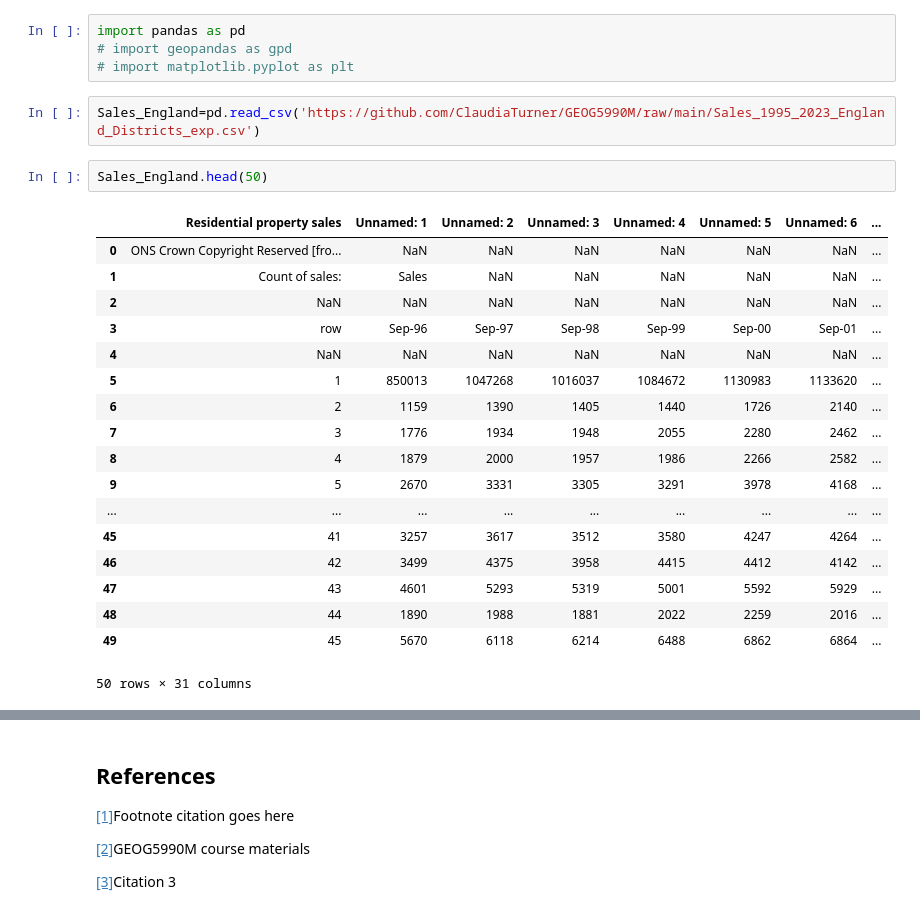
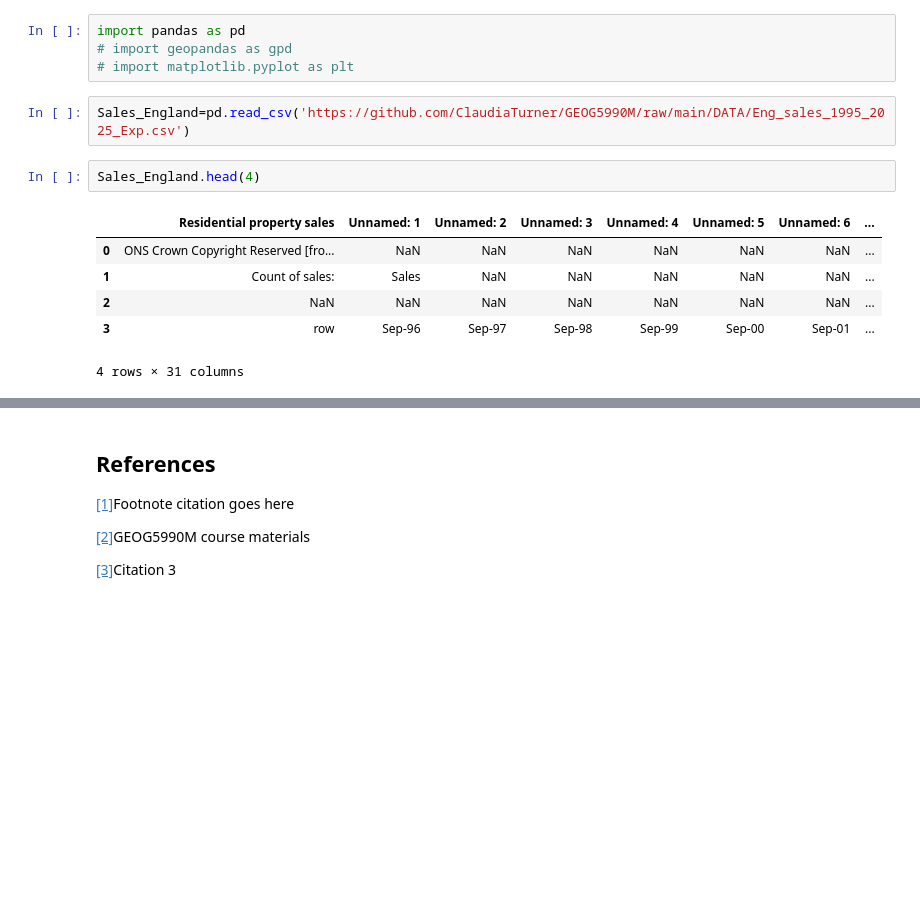
Before and after one commit to ClaudiaTurner/GEOG5990M, a Jupyter notebook: Final_Project_Python_GEOG5990M.ipynb, the cells around one changed output, grey strips where cells are left out. Cells and saved outputs as stored; diff of their text form; blank space fills up the shorter version.

```diff
--- a/Final_Project_Python_GEOG5990M.ipynb
+++ b/Final_Project_Python_GEOG5990M.ipynb
@@ -16,25 +16,13 @@ import pandas as pd
 # import geopandas as gpd
 # import matplotlib.pyplot as plt
 # %%
-Sales_England=pd.read_csv('https://github.com/ClaudiaTurner/GEOG5990M/raw/main/Sales_1995_2023_England_Districts_exp.csv')
+Sales_England=pd.read_csv('https://github.com/ClaudiaTurner/GEOG5990M/raw/main/DATA/Eng_sales_1995_2025_Exp.csv')
 # %%
-Sales_England.head(50)
+Sales_England.head(4)
 # %% [output]
 |  | Residential property sales | Unnamed: 1 | Unnamed: 2 | Unnamed: 3 | Unnamed: 4 | Unnamed: 5 | Unnamed: 6 | ... |
 | 0 | ONS Crown Copyright Reserved [fro... | NaN | NaN | NaN | NaN | NaN | NaN | ... |
 | 1 | Count of sales: | Sales | NaN | NaN | NaN | NaN | NaN | ... |
 | 2 | NaN | NaN | NaN | NaN | NaN | NaN | NaN | ... |
 | 3 | row | Sep-96 | Sep-97 | Sep-98 | Sep-99 | Sep-00 | Sep-01 | ... |
-| 4 | NaN | NaN | NaN | NaN | NaN | NaN | NaN | ... |
-| 5 | 1 | 850013 | 1047268 | 1016037 | 1084672 | 1130983 | 1133620 | ... |
-| 6 | 2 | 1159 | 1390 | 1405 | 1440 | 1726 | 2140 | ... |
-| 7 | 3 | 1776 | 1934 | 1948 | 2055 | 2280 | 2462 | ... |
-| 8 | 4 | 1879 | 2000 | 1957 | 1986 | 2266 | 2582 | ... |
-| 9 | 5 | 2670 | 3331 | 3305 | 3291 | 3978 | 4168 | ... |
-| ... | ... | ... | ... | ... | ... | ... | ... | ... |
-| 45 | 41 | 3257 | 3617 | 3512 | 3580 | 4247 | 4264 | ... |
-| 46 | 42 | 3499 | 4375 | 3958 | 4415 | 4412 | 4142 | ... |
-| 47 | 43 | 4601 | 5293 | 5319 | 5001 | 5592 | 5929 | ... |
-| 48 | 44 | 1890 | 1988 | 1881 | 2022 | 2259 | 2016 | ... |
-| 49 | 45 | 5670 | 6118 | 6214 | 6488 | 6862 | 6864 | ... |
-50 rows × 31 columns
+4 rows × 31 columns
```
Also changed, not shown: parts of 8 cells of this notebook.
